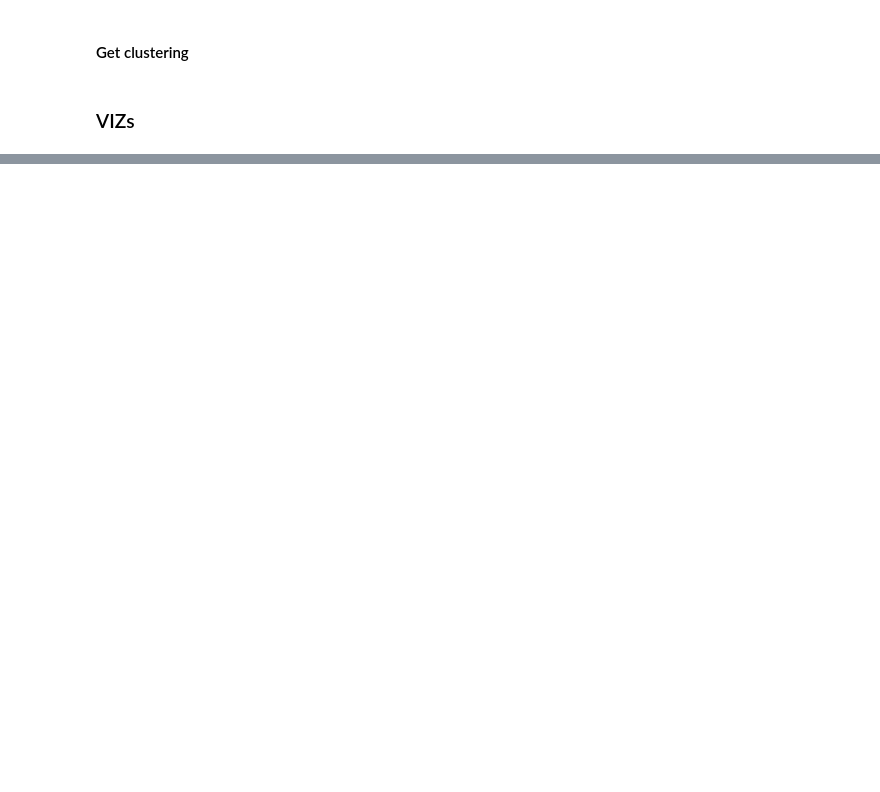
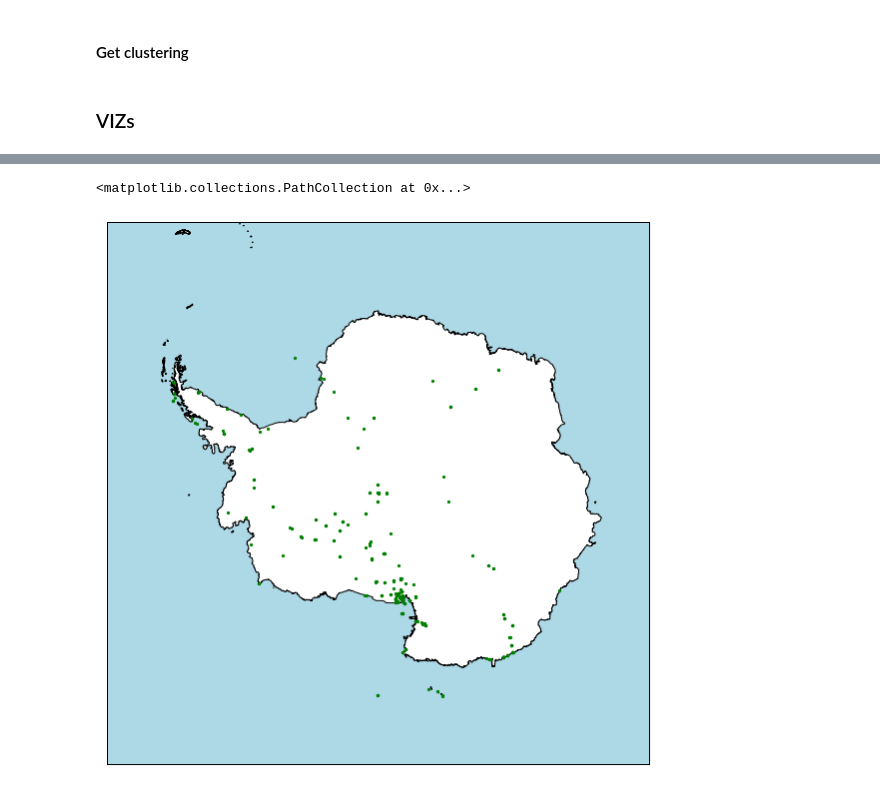
Before and after one commit to MarioAlessandroNapoli/Influence-of-local-sources-on-the-mineral-dust-budget-in-Antarctica, a Jupyter notebook: Tesi.ipynb, the cells around one changed output, grey strips where cells are left out. Drawn from its saved outputs; the diff is of its cells as text; code cells hidden in the pictures; blank space fills up the shorter version.

```diff
--- a/Tesi.ipynb
+++ b/Tesi.ipynb
@@ -63,0 +137,3 @@ px.scatter(stazioni, x="dust_conc_(ppb)", y="cropout_area_within_1000km", size='
+# %%
+amrc = get_data()
+amrc
@@ -63,0 +155,11 @@ px.scatter(stazioni, x="dust_conc_(ppb)", y="cropout_area_within_1000km", size='
+# %%
+viz1 = amrc.groupby('station').agg({'latitude' : 'mean', 'longitude' : 'mean'}).reset_index()
+basemap = get_basemap()
+points_x, points_y = basemap(viz1.longitude, viz1.latitude)
+viz1_proj = pd.DataFrame({'x': points_x, 'y': points_y})
+fig, ax = plt.subplots(figsize=(10, 10))
+basemap = viz_init(ax)
+basemap.scatter(viz1_proj.x, viz1_proj.y, color = 'green', zorder=5, s=5, ax=ax)
+# %% [output]
+<matplotlib.collections.PathCollection at 0x...>
+[figure, added]
```
Also changed, not shown: parts of 6 cells of this notebook.
